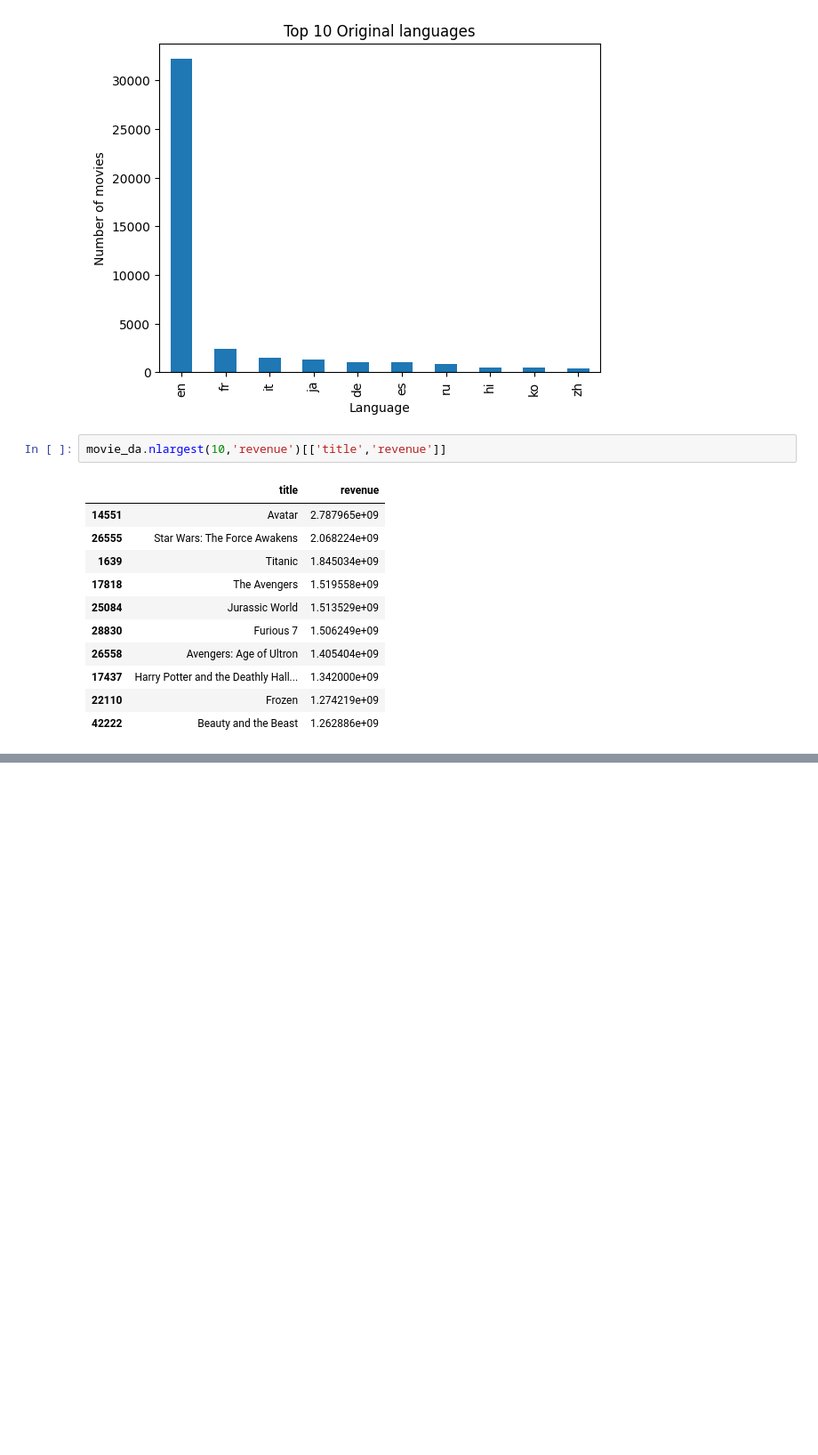
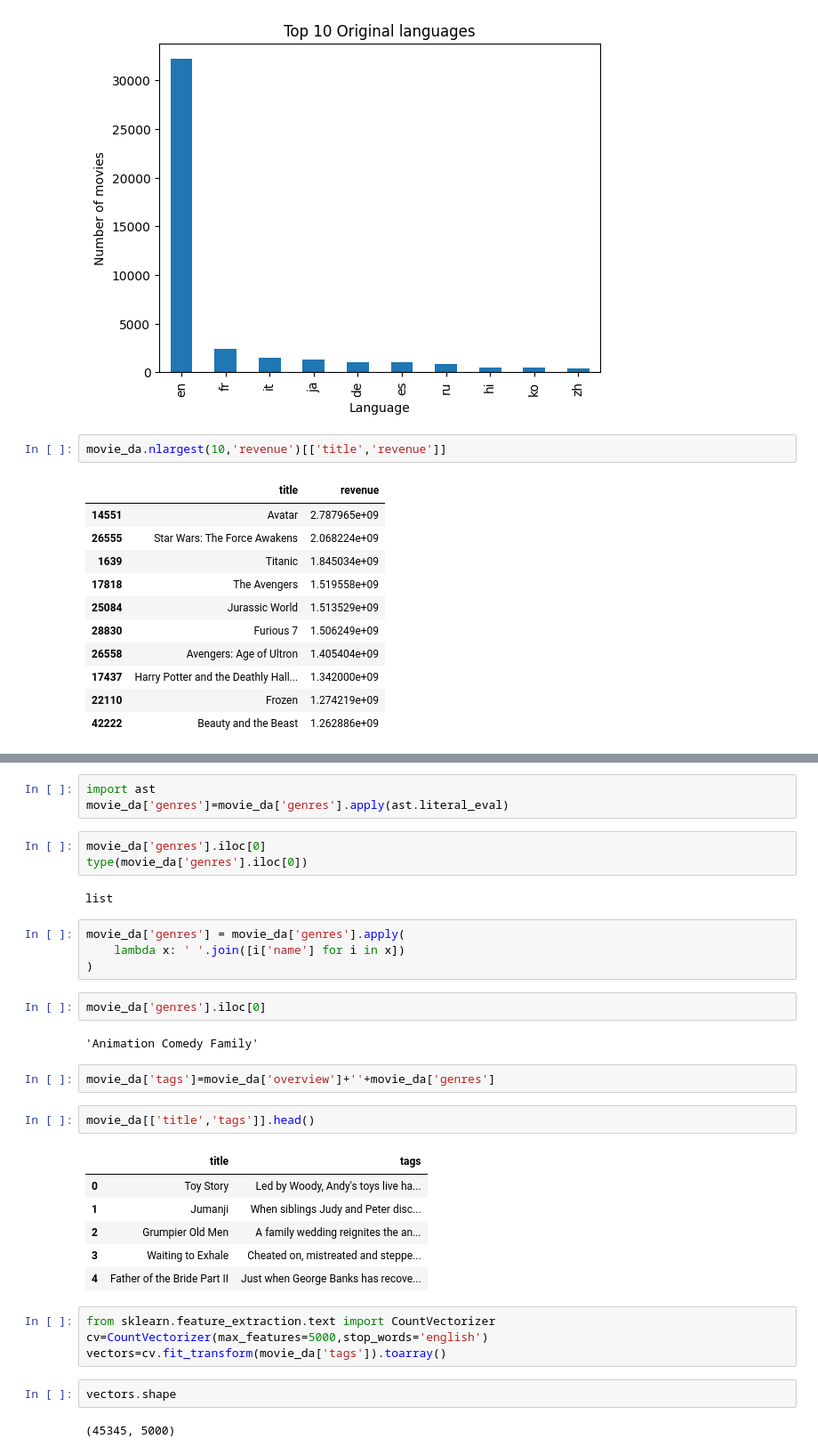
Before and after one commit to yashsati072-create/Movie-Recommendation-System, a Jupyter notebook: Another_copy_of_Movie_Recommendation_System.ipynb, the cells around one changed output, grey strips where cells are left out. Shown at 89% size. Saved outputs shown, nothing was run; the diff lists cells and outputs as text; blank space fills up the shorter version.

```diff
--- a/Another_copy_of_Movie_Recommendation_System.ipynb
+++ b/Another_copy_of_Movie_Recommendation_System.ipynb
@@ -677,0 +713,35 @@ movie_da.nlargest(10,'revenue')[['title','revenue']]
+# %%
+import ast
+movie_da['genres']=movie_da['genres'].apply(ast.literal_eval)
+# %%
+movie_da['genres'].iloc[0]
+type(movie_da['genres'].iloc[0])
+# %% [output]
+list
+# %%
+movie_da['genres'] = movie_da['genres'].apply(
+    lambda x: ' '.join([i['name'] for i in x])
+)
+# %%
+movie_da['genres'].iloc[0]
+# %% [output]
+'Animation Comedy Family'
+# %%
+movie_da['tags']=movie_da['overview']+''+movie_da['genres']
+# %%
+movie_da[['title','tags']].head()
+# %% [output]
+|  | title | tags |
+| 0 | Toy Story | Led by Woody, Andy's toys live ha... |
+| 1 | Jumanji | When siblings Judy and Peter disc... |
+| 2 | Grumpier Old Men | A family wedding reignites the an... |
+| 3 | Waiting to Exhale | Cheated on, mistreated and steppe... |
+| 4 | Father of the Bride Part II | Just when George Banks has recove... |
+# %%
+from sklearn.feature_extraction.text import CountVectorizer
+cv=CountVectorizer(max_features=5000,stop_words='english')
+vectors=cv.fit_transform(movie_da['tags']).toarray()
+# %%
+vectors.shape
+# %% [output]
+(45345, 5000)
```
Also changed, not shown: parts of 10 cells of this notebook.
